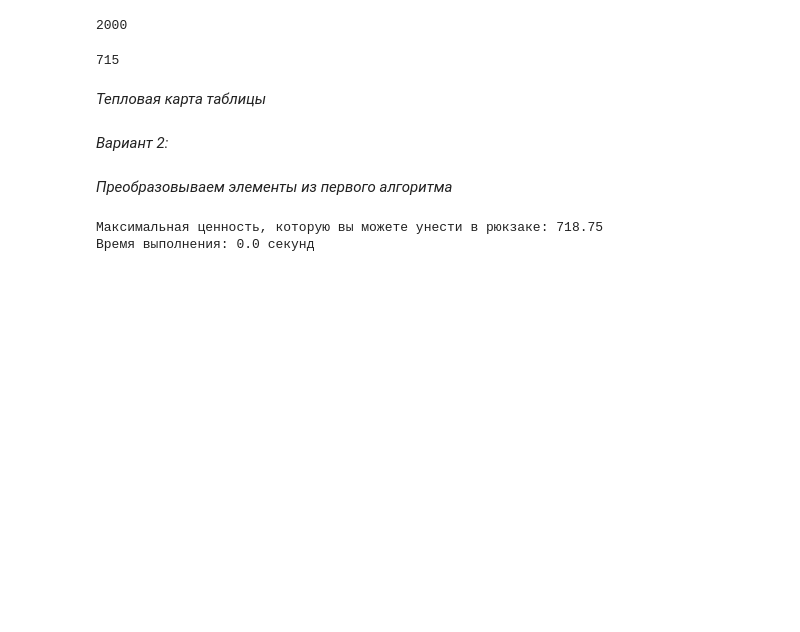
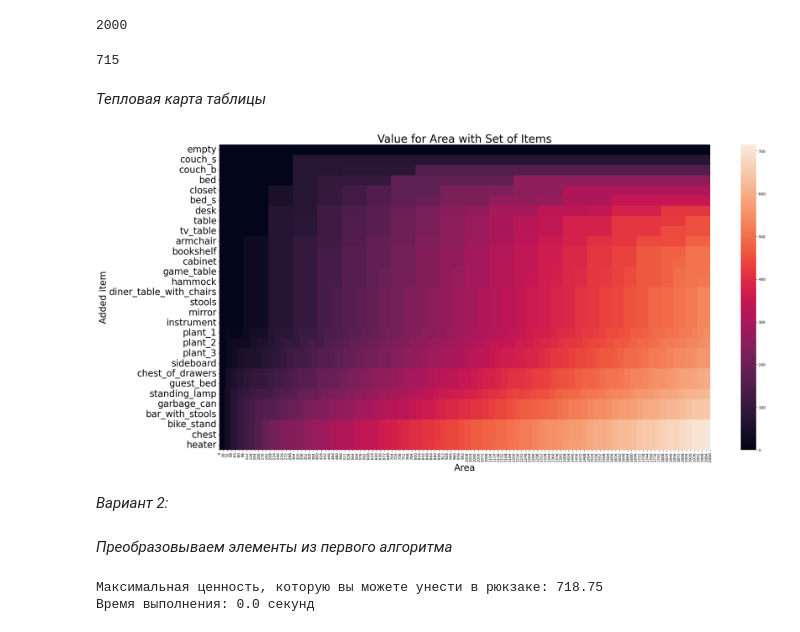
Before and after one commit to setusq/PraktikaG34N6, a Jupyter notebook: pz8/main.ipynb, the cells around one changed output. Drawn from its saved outputs; the diff is of its cells as text; code cells hidden in the pictures; blank space fills up the shorter version.

```diff
--- a/pz8/main.ipynb
+++ b/pz8/main.ipynb
@@ -150,14 +151,19 @@ totvalue
 # %%
 def plot_memtable(V, stuffdict):
     plt.figure(figsize=(30,15))
     item_list = list(stuffdict.keys())
     item_list.insert(0, 'empty')
     sns.heatmap(V, yticklabels=item_list)
     plt.yticks(size=25)
     plt.xlabel('Area', size=25)
     plt.ylabel('Added item', size=25)
     plt.title('Value for Area with Set of Items', size=30)
     plt.show()
+
+V, area, value = get_memtable(stuffdict)
+plot_memtable(V, stuffdict)
+# %% [output]
+[figure, added]
 # %% [markdown]
 <i>Вариант 2:</i>
 # %%
```
Also changed, not shown: parts of 5 cells of this notebook.
